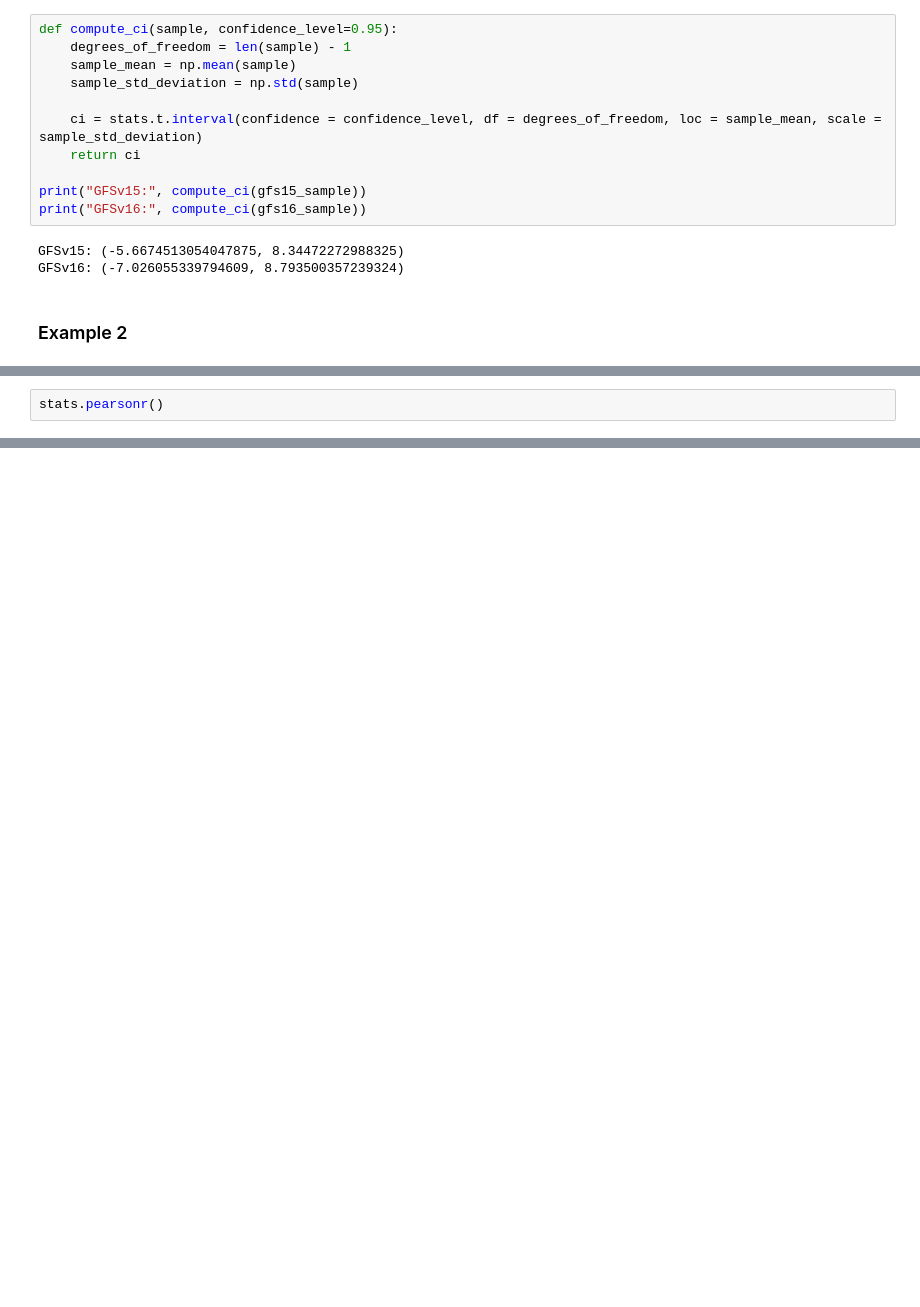
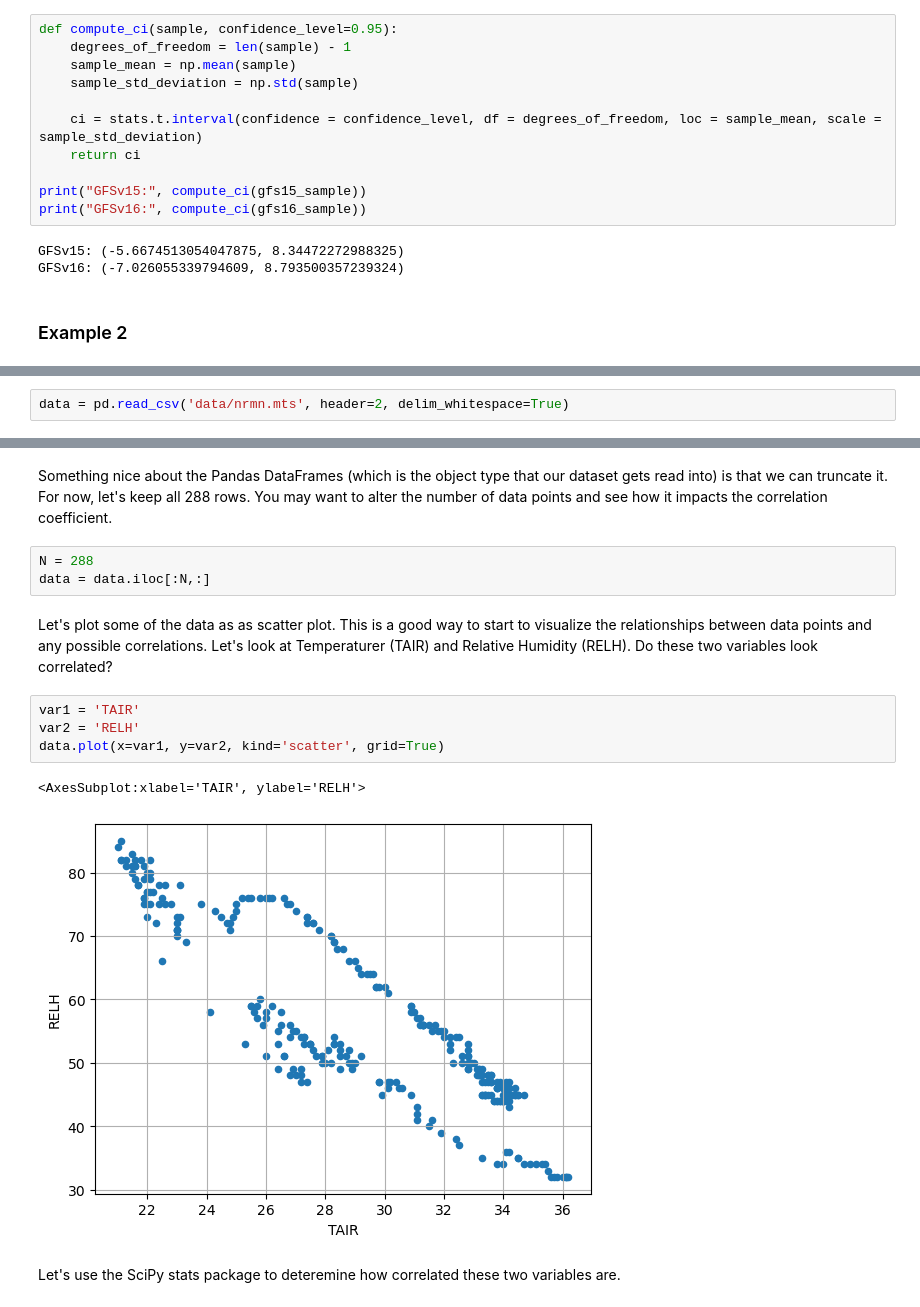
Before and after one commit to wblumberg/ESCI446, a Jupyter notebook: Bayesian_and_Frequentist/Frequentist.ipynb, the cells around one changed output, grey strips where cells are left out. Drawn from its saved outputs; the diff is of its cells as text; blank space fills up the shorter version.

```diff
--- a/Bayesian_and_Frequentist/Frequentist.ipynb
+++ b/Bayesian_and_Frequentist/Frequentist.ipynb
@@ -103,2 +106,2 @@ GFSv16: (-7.026055339794609, 8.793500357239324)
 # %%
-stats.pearsonr()
+data = pd.read_csv('data/nrmn.mts', header=2, delim_whitespace=True)
@@ -106,0 +124,16 @@ stats.pearsonr()
+# %% [markdown]
+Something nice about the Pandas DataFrames (which is the object type that our dataset gets read into) is that we can truncate it.  For now, let's keep all 288 rows.  You may want to alter the number of data points and see how it impacts the correlation coefficient.
+# %%
+N = 288
+data = data.iloc[:N,:]
+# %% [markdown]
+Let's plot some of the data as as scatter plot.  This is a good way to start to visualize the relationships between data points and any possible correlations.  Let's look at Temperaturer (TAIR) and Relative Humidity (RELH).  Do these two variables look correlated?
+# %%
+var1 = 'TAIR'
+var2 = 'RELH'
+data.plot(x=var1, y=var2, kind='scatter', grid=True)
+# %% [output]
+<AxesSubplot:xlabel='TAIR', ylabel='RELH'>
+[figure, added]
+# %% [markdown]
+Let's use the SciPy stats package to deteremine how correlated these two variables are.
```
Also changed, not shown: parts of 8 cells of this notebook, 2 other files.
